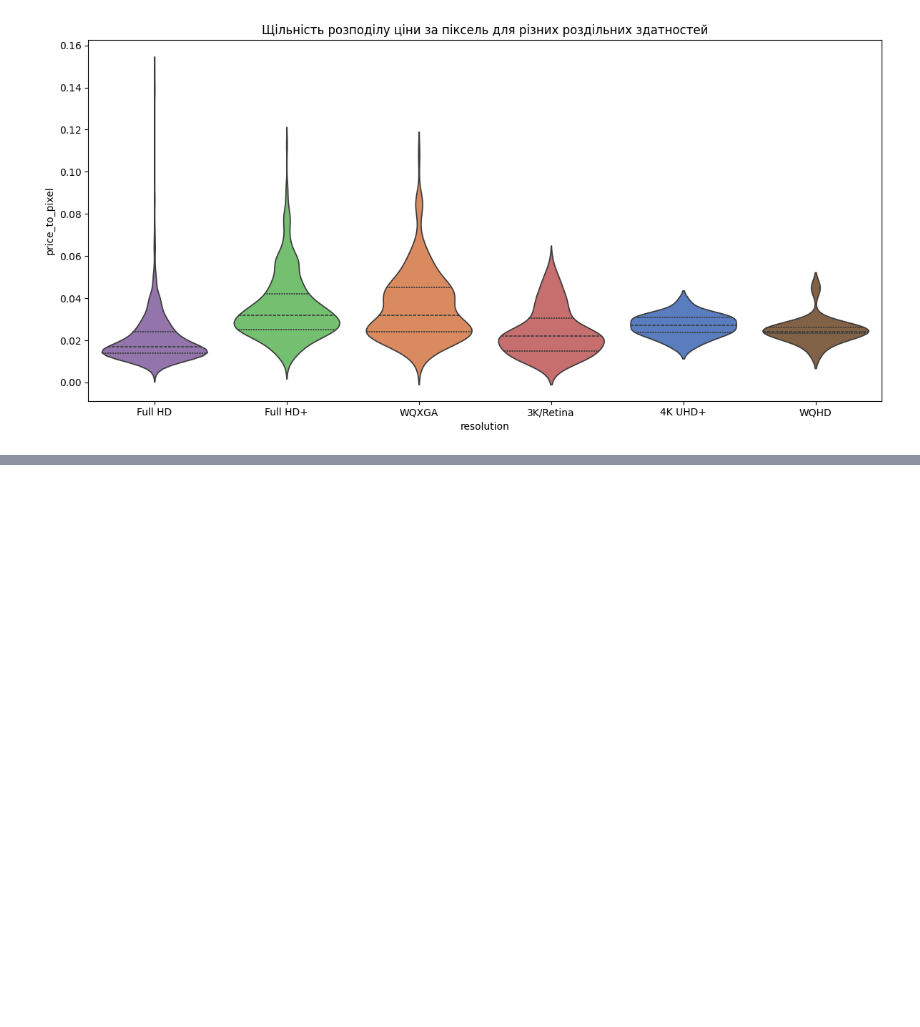
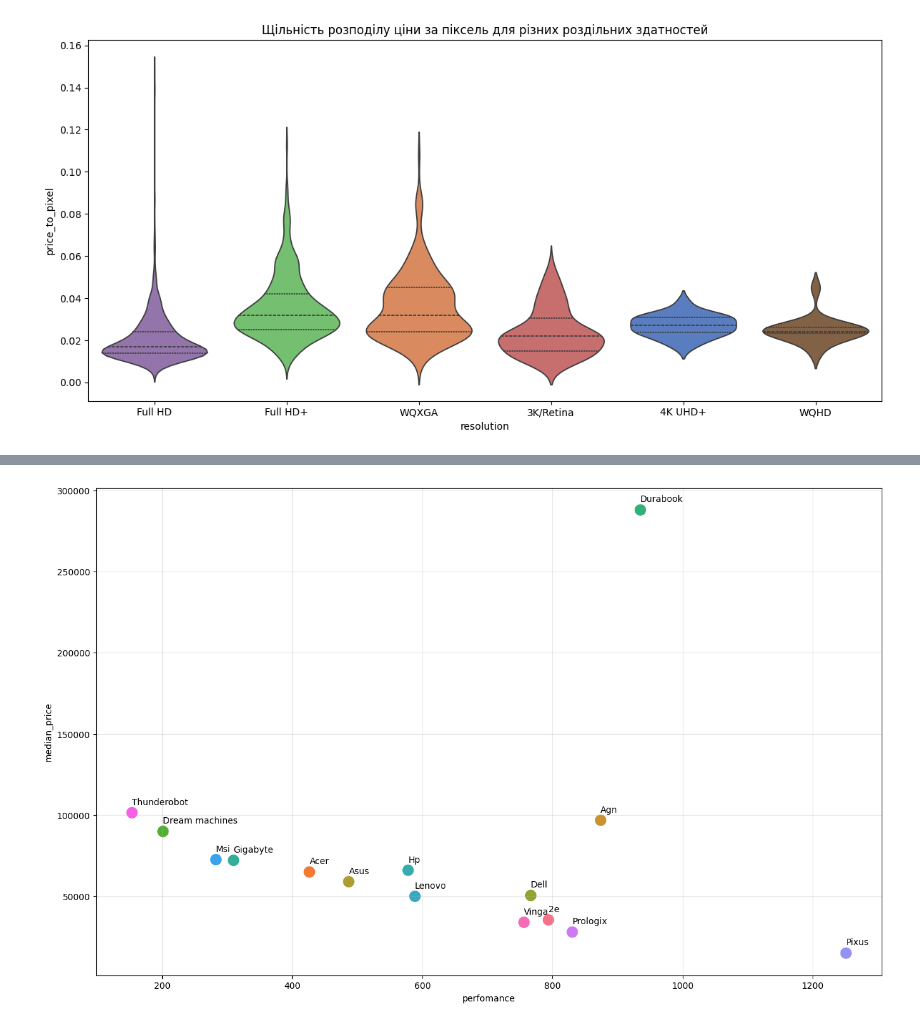
Before and after one commit to TopolyaNOT/laptop_analysis, a Jupyter notebook: test.ipynb, the cells around one changed output, grey strips where cells are left out. Saved outputs shown, nothing was run; the diff lists cells and outputs as text; code cells hidden in the pictures; blank space fills up the shorter version.

```diff
--- a/test.ipynb
+++ b/test.ipynb
@@ -605,0 +695,3 @@ plt.show()
+# %%
+medprice = df.groupby('brand')[['price', 'avg_perf_score']].agg(median_price=('price', 'median'), perfomance=('avg_perf_score', 'mean')).reset_index().round(3)
+medprice
@@ -605,0 +715,28 @@ plt.show()
+# %%
+plt.figure(figsize=(16, 10))
+
+ax = sns.scatterplot(
+    data=medprice,
+    x='perfomance',
+    hue='brand',
+    y='median_price',
+    palette=None,
+    legend=False,
+    size=200,
+    sizes=(200, 400)
+)
+
+for i in range(len(medprice)):
+    plt.text(
+        x=medprice['perfomance'].iloc[i],
+        y=medprice['median_price'].iloc[i]+5000,
+        s=medprice['brand'].iloc[i],
+        fontsize=10
+    )
+
+plt.title("")
+
+plt.grid(True, alpha=0.3)
+plt.show()
+# %% [output]
+[figure, added]
```
Also changed, not shown: parts of 11 cells of this notebook.
